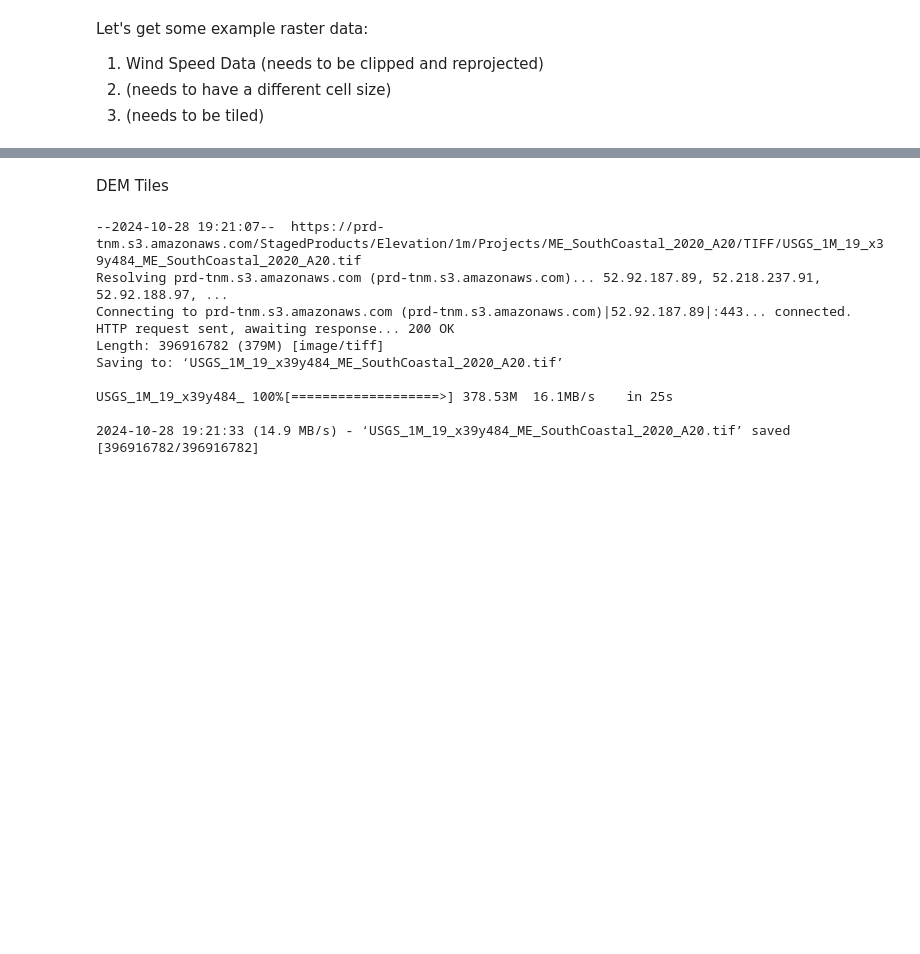
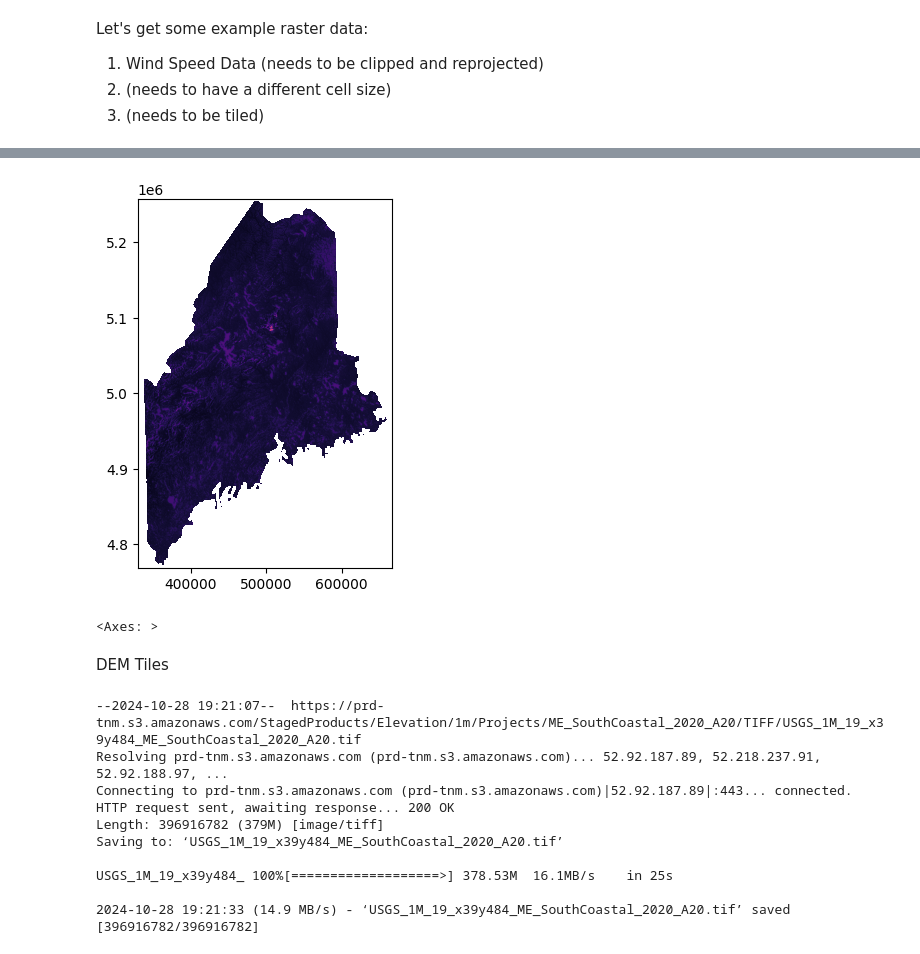
Before and after one commit to tuftsdatalab/python-geoprocessing, a Jupyter notebook: Demos.ipynb, the cells around one changed output, grey strips where cells are left out. Cells and saved outputs as stored; diff of their text form; code cells hidden in the pictures; blank space fills up the shorter version.

```diff
--- a/Demos.ipynb
+++ b/Demos.ipynb
@@ -495,6 +591,12 @@ with rio.open('wind2023.tif') as src:
                     dst_transform=transform,
                     dst_crs=dst_crs,
                     resampling=Resampling.nearest)
+# %%
+# Lighter colors indicate higher average wind speeds!
+show(rio.open('/content/WindSpeed_ME_Reprojected.tif'),cmap='magma')
+# %% [output]
+[figure, added]
+<Axes: >
 # %% [markdown]
 DEM Tiles
 # %%
```
Also changed, not shown: parts of 114 cells of this notebook.
